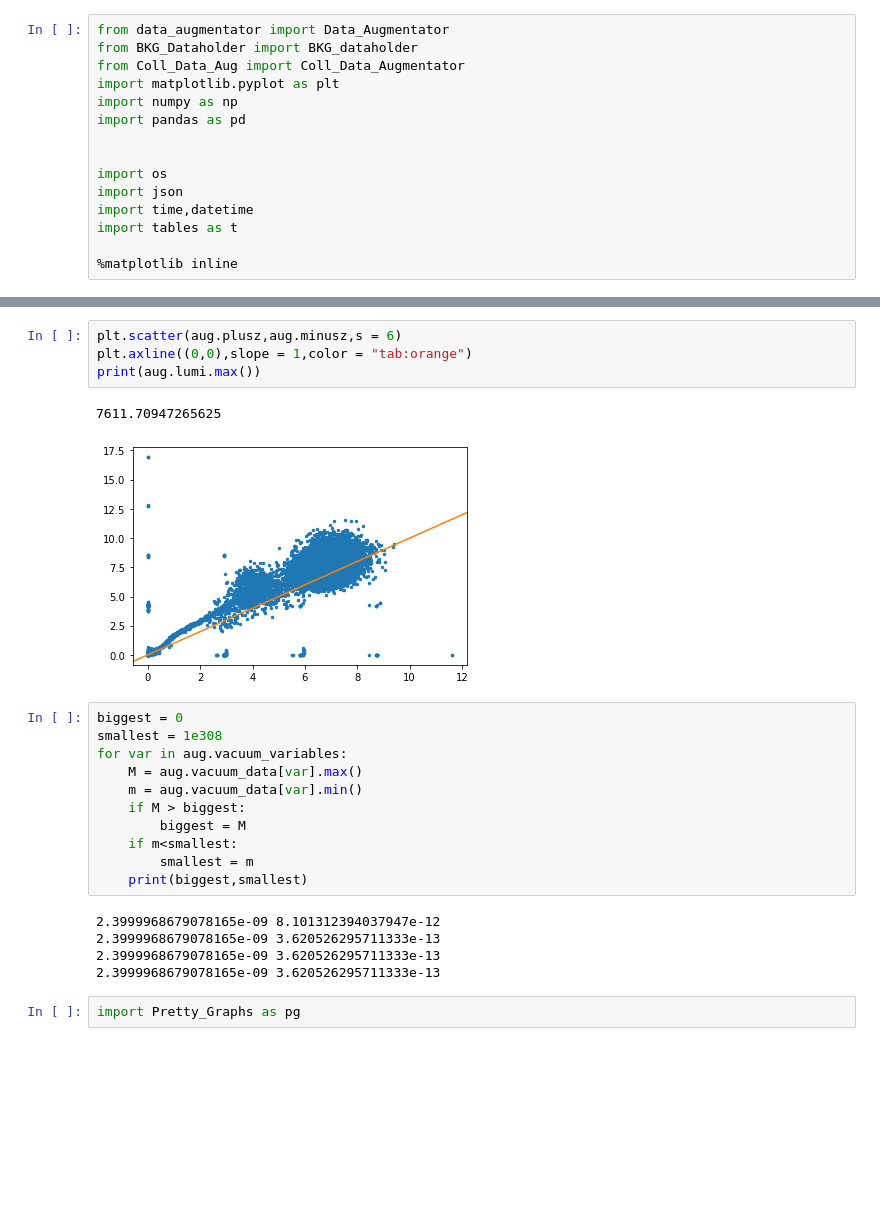
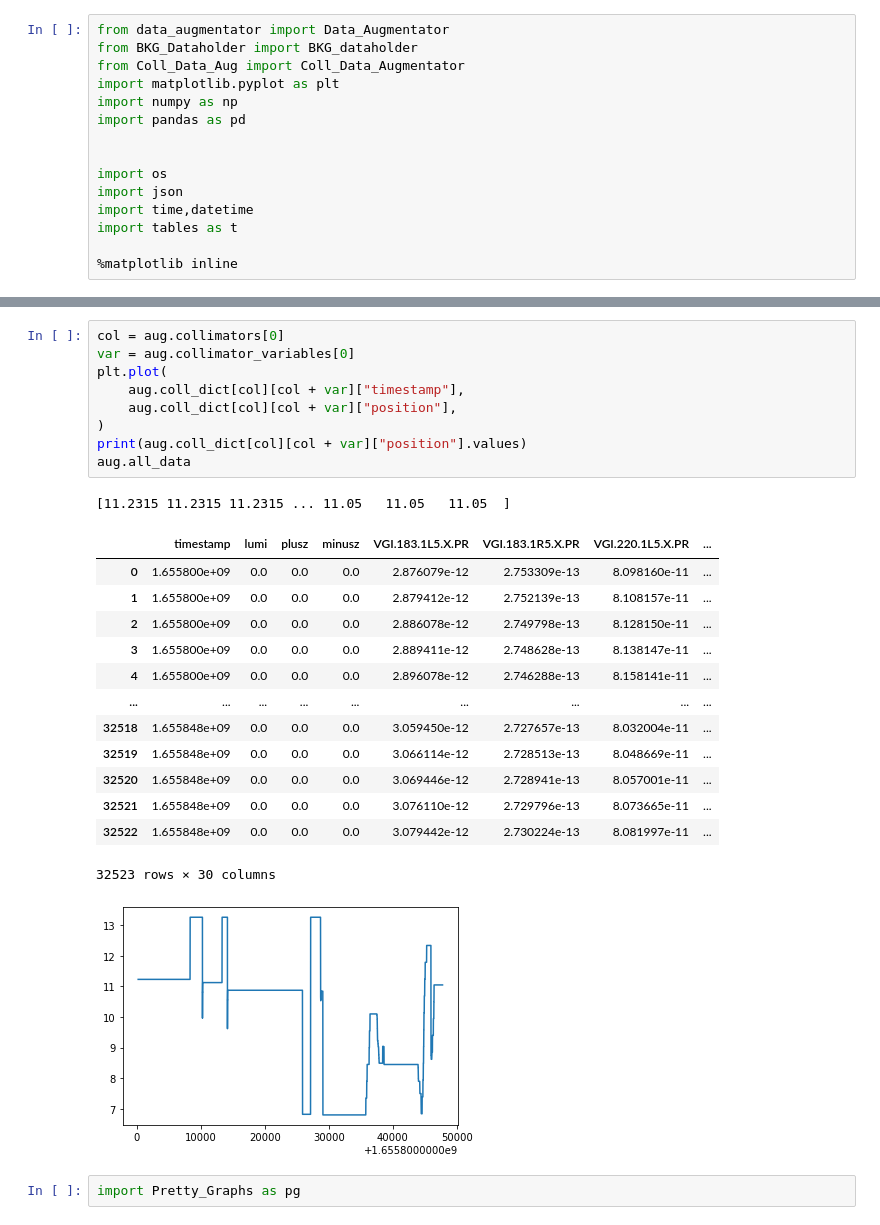
Before and after one commit to mirxonius/cern, a Jupyter notebook: canopie.ipynb, the cells around one changed output, grey strips where cells are left out. Cells and saved outputs as stored; diff of their text form; blank space fills up the shorter version.

```diff
--- a/canopie.ipynb
+++ b/canopie.ipynb
@@ -82,26 +69,28 @@ fig[1].legend(fontsize = 12)
-# %%
-plt.scatter(aug.plusz,aug.minusz,s = 6)
-plt.axline((0,0),slope = 1,color = "tab:orange")
-print(aug.lumi.max())
-# %% [output]
-7611.70947265625
-[figure, removed]
-# %%
-biggest = 0
-smallest = 1e308
-for var in aug.vacuum_variables:
-    M = aug.vacuum_data[var].max()
-    m = aug.vacuum_data[var].min()
-    if M > biggest:
-        biggest = M
-    if m<smallest:
-        smallest = m
-    print(biggest,smallest)
-# %% [output]
-2.3999968679078165e-09 8.101312394037947e-12
-2.3999968679078165e-09 3.620526295711333e-13
-2.3999968679078165e-09 3.620526295711333e-13
-2.3999968679078165e-09 3.620526295711333e-13
+# %%
+col = aug.collimators[0]
+var = aug.collimator_variables[0]
+plt.plot(
+    aug.coll_dict[col][col + var]["timestamp"],
+    aug.coll_dict[col][col + var]["position"],
+)
+print(aug.coll_dict[col][col + var]["position"].values)
+aug.all_data
+# %% [output]
+[11.2315 11.2315 11.2315 ... 11.05   11.05   11.05  ]
+|  | timestamp | lumi | plusz | minusz | VGI.183.1L5.X.PR | VGI.183.1R5.X.PR | VGI.220.1L5.X.PR | ... |
+| 0 | 1.655800e+09 | 0.0 | 0.0 | 0.0 | 2.876079e-12 | 2.753309e-13 | 8.098160e-11 | ... |
+| 1 | 1.655800e+09 | 0.0 | 0.0 | 0.0 | 2.879412e-12 | 2.752139e-13 | 8.108157e-11 | ... |
+| 2 | 1.655800e+09 | 0.0 | 0.0 | 0.0 | 2.886078e-12 | 2.749798e-13 | 8.128150e-11 | ... |
+| 3 | 1.655800e+09 | 0.0 | 0.0 | 0.0 | 2.889411e-12 | 2.748628e-13 | 8.138147e-11 | ... |
+| 4 | 1.655800e+09 | 0.0 | 0.0 | 0.0 | 2.896078e-12 | 2.746288e-13 | 8.158141e-11 | ... |
+| ... | ... | ... | ... | ... | ... | ... | ... | ... |
+| 32518 | 1.655848e+09 | 0.0 | 0.0 | 0.0 | 3.059450e-12 | 2.727657e-13 | 8.032004e-11 | ... |
+| 32519 | 1.655848e+09 | 0.0 | 0.0 | 0.0 | 3.066114e-12 | 2.728513e-13 | 8.048669e-11 | ... |
+| 32520 | 1.655848e+09 | 0.0 | 0.0 | 0.0 | 3.069446e-12 | 2.728941e-13 | 8.057001e-11 | ... |
+| 32521 | 1.655848e+09 | 0.0 | 0.0 | 0.0 | 3.076110e-12 | 2.729796e-13 | 8.073665e-11 | ... |
+| 32522 | 1.655848e+09 | 0.0 | 0.0 | 0.0 | 3.079442e-12 | 2.730224e-13 | 8.081997e-11 | ... |
+32523 rows × 30 columns
+[figure, added]
 # %%
 import Pretty_Graphs as pg
 # %%
```
Also changed, not shown: parts of 17 cells of this notebook, 10 other files.
